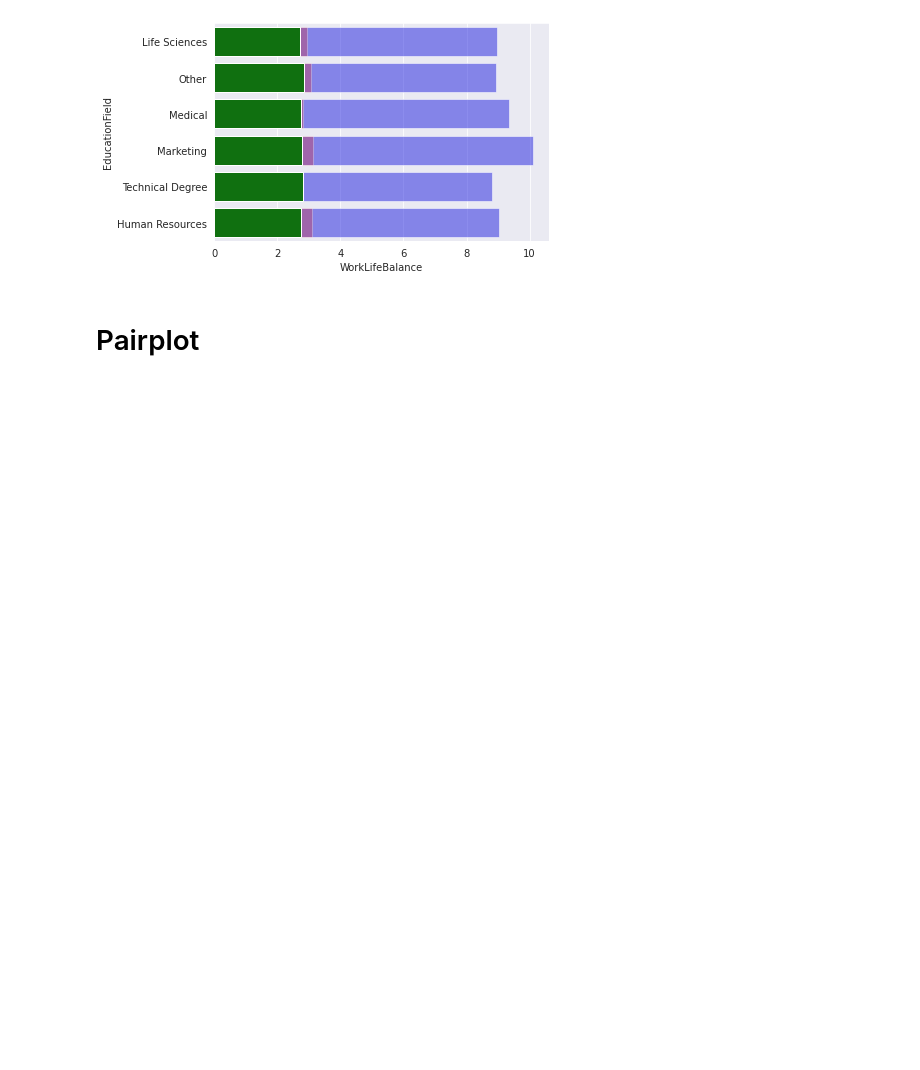
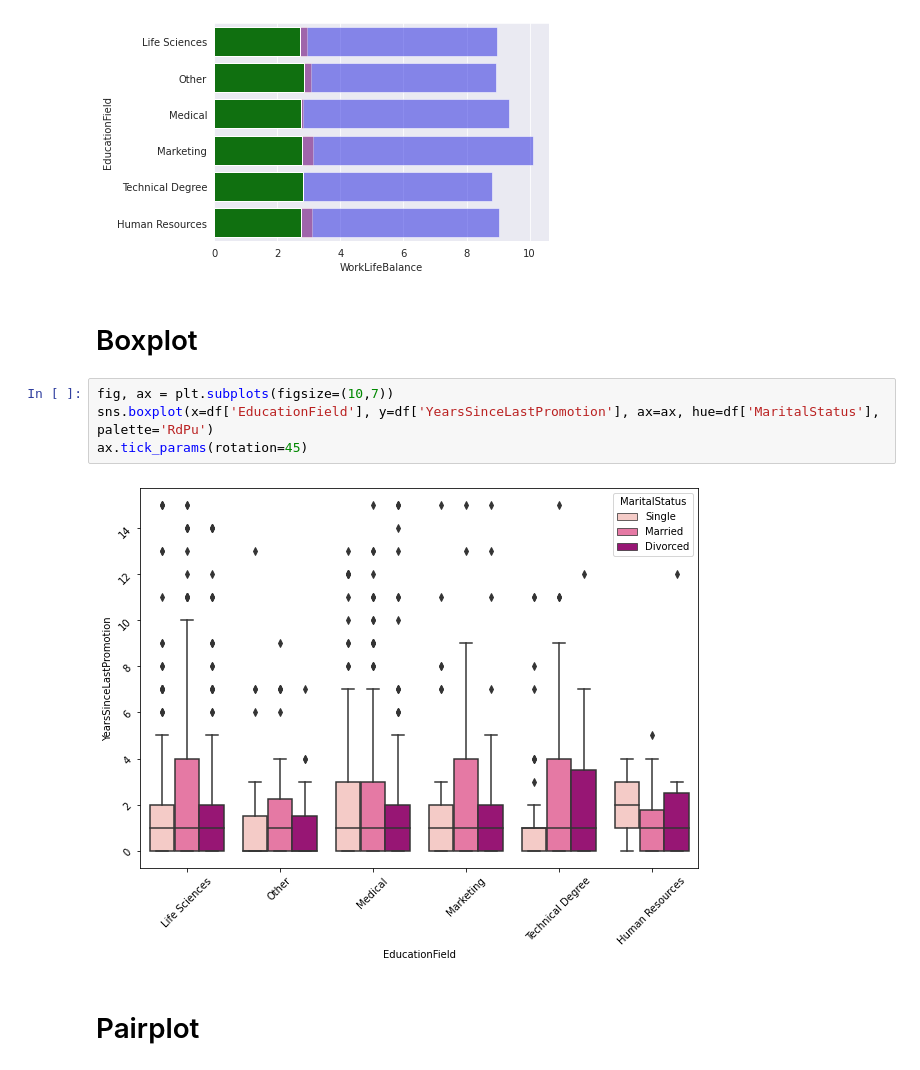
Before and after one commit to Rseiji/general_studies, a Jupyter notebook: plotting_exercises/seaborn_exercise_1.ipynb, the cells around one changed output. Cells and saved outputs as stored; diff of their text form; blank space fills up the shorter version.

Commit message:
more plotting exercises seaborn

```diff
--- a/plotting_exercises/seaborn_exercise_1.ipynb
+++ b/plotting_exercises/seaborn_exercise_1.ipynb
@@ -66,5 +70,13 @@ sns.barplot(y=df['EducationField'], x=df['WorkLifeBalance'], ci=None, label='edu
 # %% [output]
 <AxesSubplot:xlabel='WorkLifeBalance', ylabel='EducationField'>
 [figure]
+# %% [markdown]
+# Boxplot
+# %%
+fig, ax = plt.subplots(figsize=(10,7))
+sns.boxplot(x=df['EducationField'], y=df['YearsSinceLastPromotion'], ax=ax, hue=df['MaritalStatus'], palette='RdPu')
+ax.tick_params(rotation=45)
+# %% [output]
+[figure, added]
 # %% [markdown]
 # Pairplot
```
Also changed, not shown: parts of 11 cells of this notebook.
